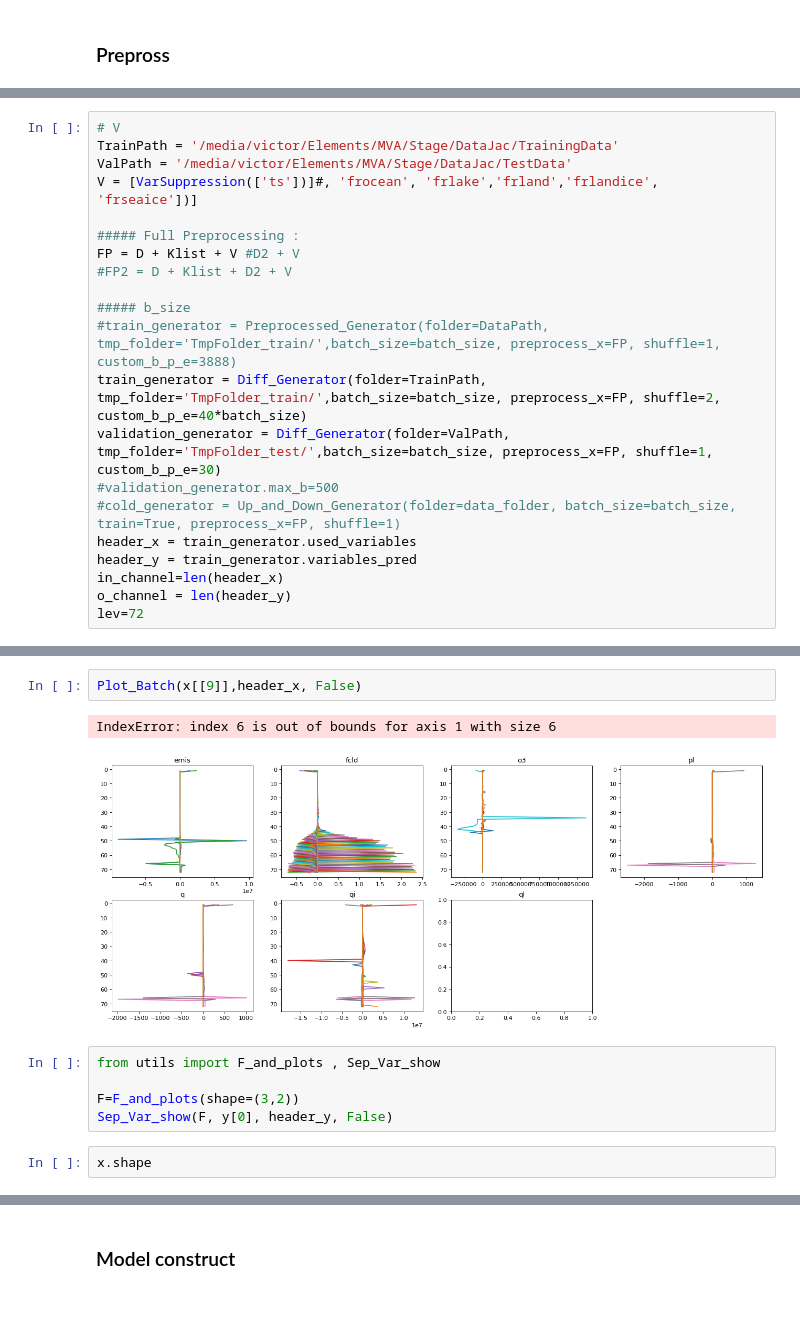
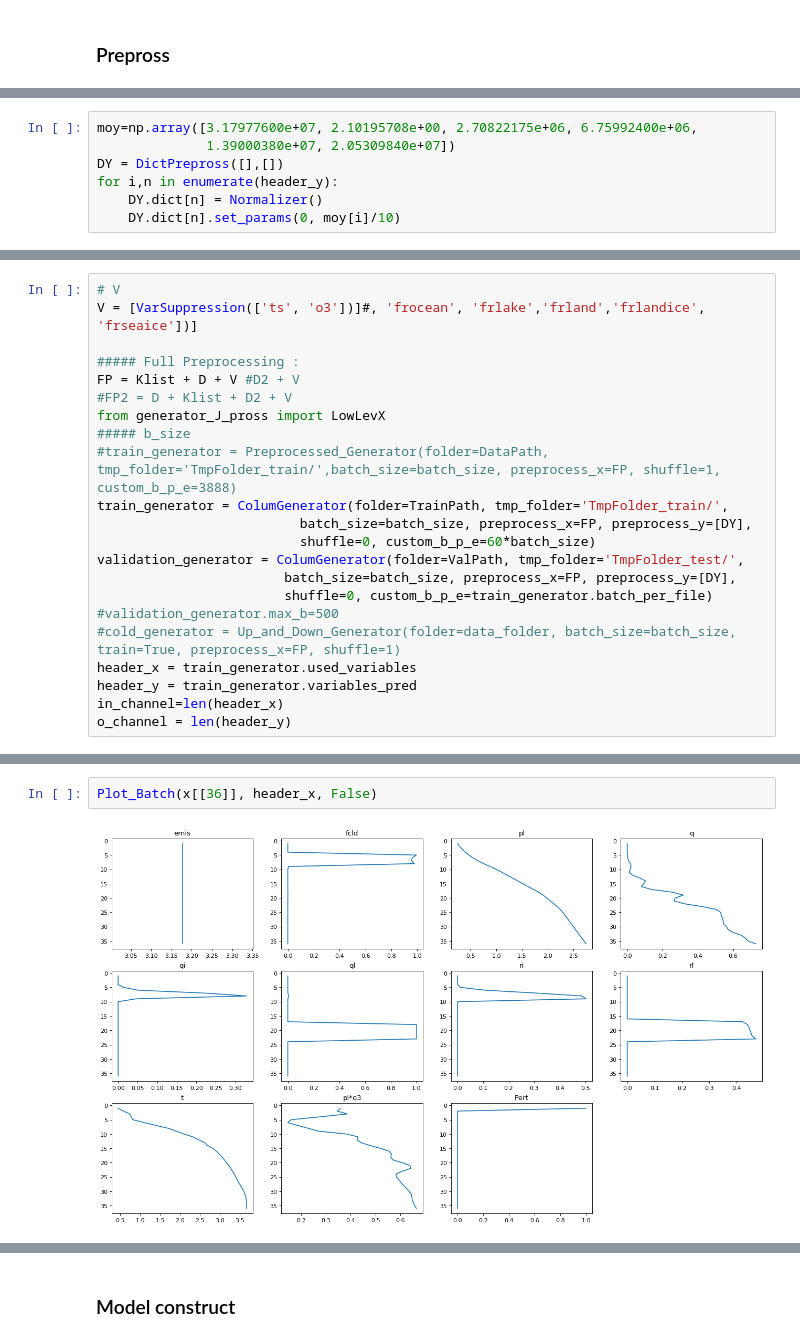
Before and after one commit to VIsh76/FLX_NN_emulation, a Jupyter notebook: Unet-Trainer-2D.ipynb, the cells around one changed output, grey strips where cells are left out. Drawn from its saved outputs; the diff is of its cells as text; blank space fills up the shorter version.

Commit message:
Add new prepross, change randomisation, generation of the element as a perturbated column

```diff
--- a/Unet-Trainer-2D.ipynb
+++ b/Unet-Trainer-2D.ipynb
@@ -74,0 +81,7 @@ Klist =[]# FKernel(identity, ['ql']), FKernel(identity, ['qi']) ]
+# %%
+moy=np.array([3.17977600e+07, 2.10195708e+00, 2.70822175e+06, 6.75992400e+06,
+              1.39000380e+07, 2.05309840e+07])
+DY = DictPrepross([],[])
+for i,n in enumerate(header_y):
+    DY.dict[n] = Normalizer()
+    DY.dict[n].set_params(0, moy[i]/10)
@@ -75,21 +151,22 @@ Klist =[]# FKernel(identity, ['ql']), FKernel(identity, ['qi']) ]
 # %%
 # V
-TrainPath = '/media/victor/Elements/MVA/Stage/DataJac/TrainingData'
-ValPath = '/media/victor/Elements/MVA/Stage/DataJac/TestData'
-V = [VarSuppression(['ts'])]#, 'frocean', 'frlake','frland','frlandice', 'frseaice'])]
+V = [VarSuppression(['ts', 'o3'])]#, 'frocean', 'frlake','frland','frlandice', 'frseaice'])]
 
 ##### Full Preprocessing :
-FP = D + Klist + V #D2 + V
+FP = Klist + D + V #D2 + V
 #FP2 = D + Klist + D2 + V
-
+from generator_J_pross import LowLevX
 ##### b_size
 #train_generator = Preprocessed_Generator(folder=DataPath, tmp_folder='TmpFolder_train/',batch_size=batch_size, preprocess_x=FP, shuffle=1, custom_b_p_e=3888)
-train_generator = Diff_Generator(folder=TrainPath, tmp_folder='TmpFolder_train/',batch_size=batch_size, preprocess_x=FP, shuffle=2, custom_b_p_e=40*batch_size)
-validation_generator = Diff_Generator(folder=ValPath, tmp_folder='TmpFolder_test/',batch_size=batch_size, preprocess_x=FP, shuffle=1, custom_b_p_e=30)
+train_generator = ColumGenerator(folder=TrainPath, tmp_folder='TmpFolder_train/',
+                          batch_size=batch_size, preprocess_x=FP, preprocess_y=[DY],
+                          shuffle=0, custom_b_p_e=60*batch_size)
+validation_generator = ColumGenerator(folder=ValPath, tmp_folder='TmpFolder_test/',
+                        batch_size=batch_size, preprocess_x=FP, preprocess_y=[DY],
+                        shuffle=0, custom_b_p_e=train_generator.batch_per_file)
 #validation_generator.max_b=500
 #cold_generator = Up_and_Down_Generator(folder=data_folder, batch_size=batch_size, train=True, preprocess_x=FP, shuffle=1)
 header_x = train_generator.used_variables
 header_y = train_generator.variables_pred
 in_channel=len(header_x)
 o_channel = len(header_y)
-lev=72
@@ -115,12 +193,4 @@ train_generator.batch_per_file
 # %%
-Plot_Batch(x[[9]],header_x, False)
+Plot_Batch(x[[36]], header_x, False)
 # %% [output]
-IndexError: index 6 is out of bounds for axis 1 with size 6
-[figure, old version]
+[figure, new version]
-# %%
-from utils import F_and_plots , Sep_Var_show
-
-F=F_and_plots(shape=(3,2))
-Sep_Var_show(F, y[0], header_y, False)
-# %%
-x.shape
```
Also changed, not shown: parts of 78 cells of this notebook, 9 other files.
